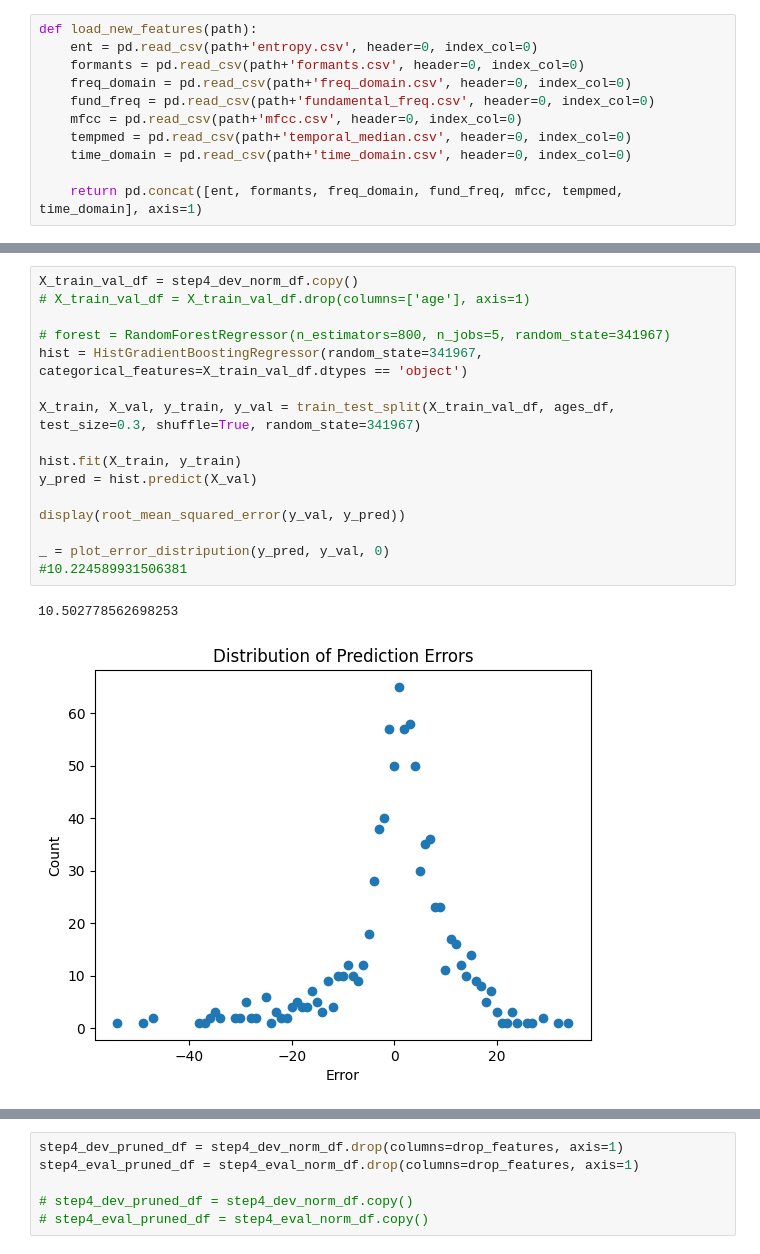
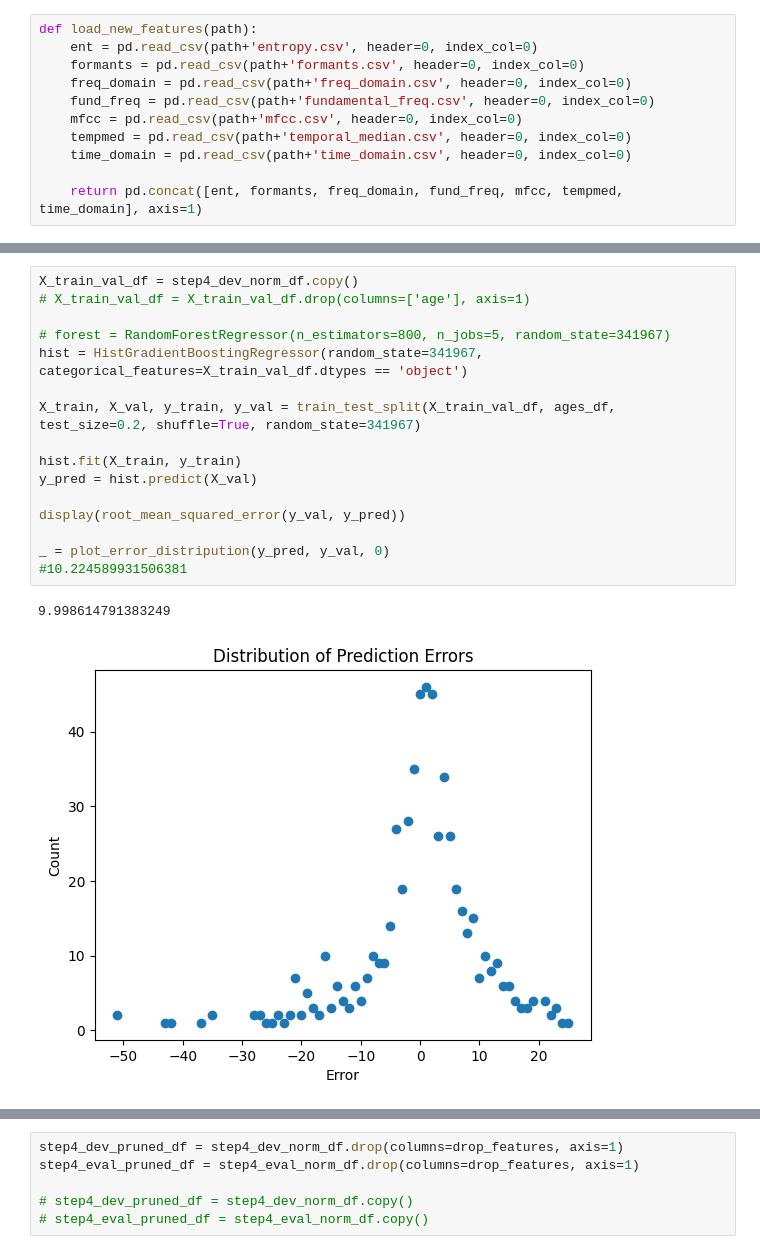
Before and after one commit to OTOTOTO02/Data-Science-Lab-process-and-methods-2024-25-WInter-Assignment, a Jupyter notebook: main.ipynb, the cells around one changed output, grey strips where cells are left out. Cells and saved outputs as stored; diff of their text form.

Commit message:
other tests

```diff
--- a/main.ipynb
+++ b/main.ipynb
@@ -1982,22 +2078,22 @@ _ = plot_error_distripution(y_pred, y_val, 0)
 # %%
 X_train_val_df = step4_dev_norm_df.copy()
 # X_train_val_df = X_train_val_df.drop(columns=['age'], axis=1)
 
 # forest = RandomForestRegressor(n_estimators=800, n_jobs=5, random_state=341967)
 hist = HistGradientBoostingRegressor(random_state=341967, categorical_features=X_train_val_df.dtypes == 'object')
 
-X_train, X_val, y_train, y_val = train_test_split(X_train_val_df, ages_df, test_size=0.3, shuffle=True, random_state=341967)
+X_train, X_val, y_train, y_val = train_test_split(X_train_val_df, ages_df, test_size=0.2, shuffle=True, random_state=341967)
 
 hist.fit(X_train, y_train)
 y_pred = hist.predict(X_val)
 
 display(root_mean_squared_error(y_val, y_pred))
 
 _ = plot_error_distripution(y_pred, y_val, 0)
 #10.224589931506381
 # %% [output]
-10.502778562698253
+9.998614791383249
-[figure, old version]
+[figure, new version]
 # %%
 imps = sorted(zip(forest.feature_names_in_, forest.feature_importances_), key=lambda x:x[1] , reverse=True)
 imps
```
Also changed, not shown: parts of 14 cells of this notebook, 1 other file.
